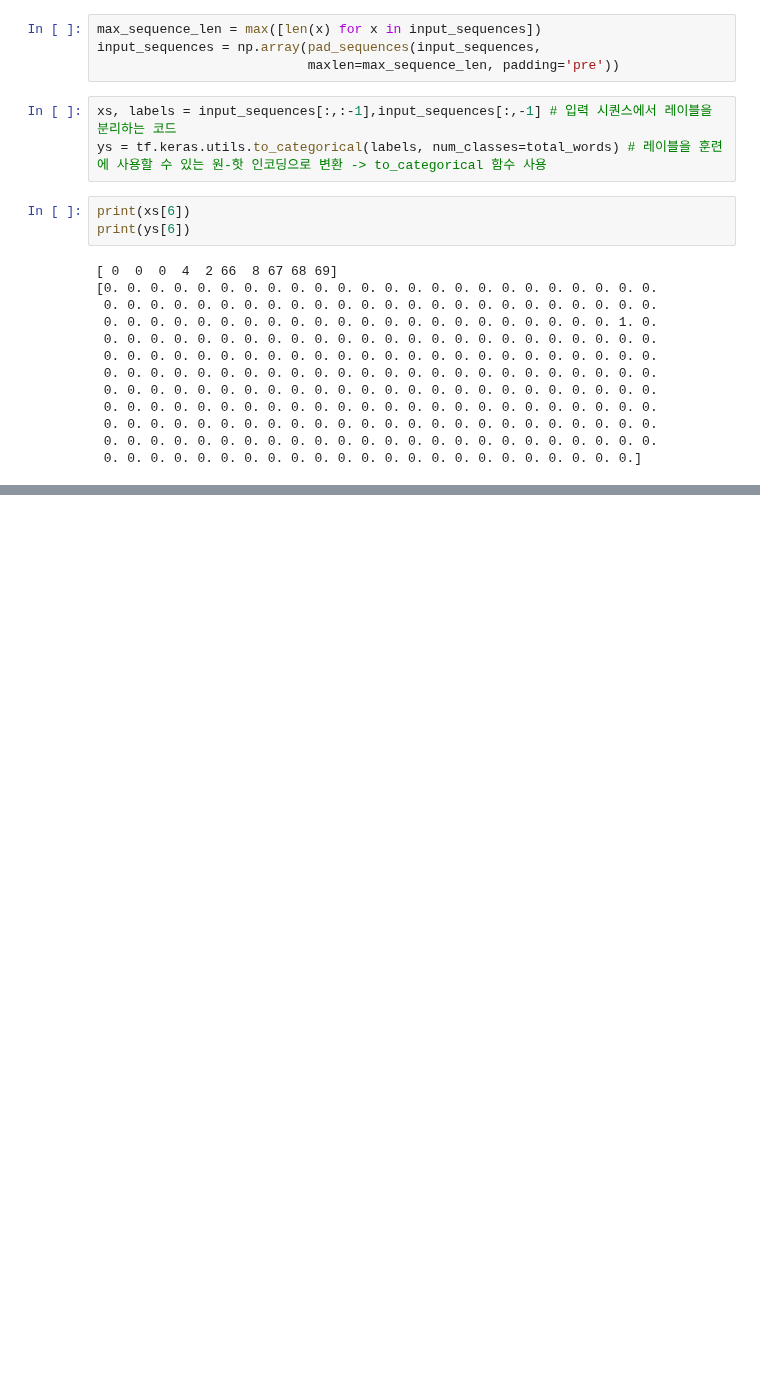
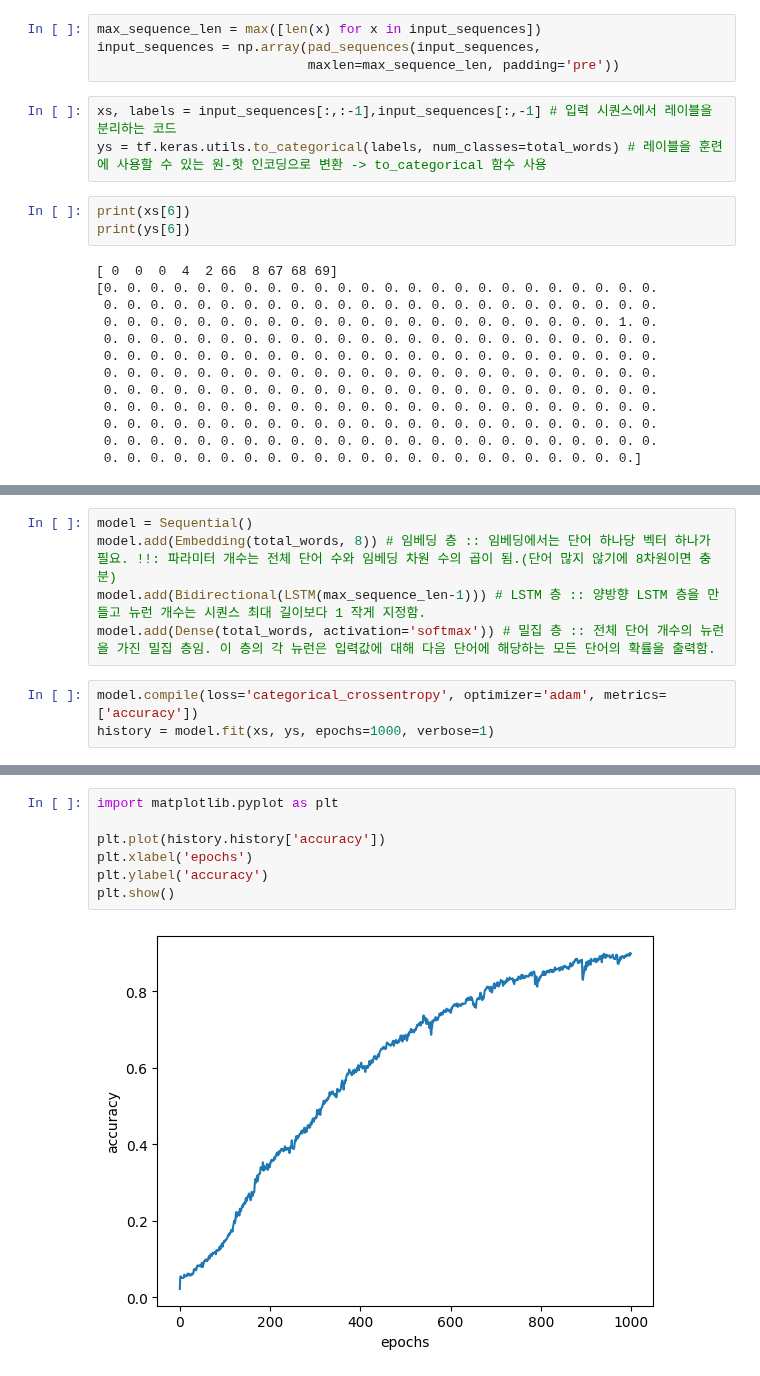
Before and after one commit to Gugo-le/school_record_, a Jupyter notebook: text_generation.ipynb, the cells around one changed output, grey strips where cells are left out. Cells and saved outputs as stored; diff of their text form; blank space fills up the shorter version.

```diff
--- a/text_generation.ipynb
+++ b/text_generation.ipynb
@@ -63,0 +66,8 @@ print(ys[6])
+# %%
+model = Sequential()
+model.add(Embedding(total_words, 8)) # 임베딩 층 :: 임베딩에서는 단어 하나당 벡터 하나가 필요. !!: 파라미터 개수는 전체 단어 수와 임베딩 차원 수의 곱이 됨.(단어 많지 않기에 8차원이면 충분)
+model.add(Bidirectional(LSTM(max_sequence_len-1))) # LSTM 층 :: 양방향 LSTM 층을 만들고 뉴런 개수는 시퀀스 최대 길이보다 1 작게 지정함.
+model.add(Dense(total_words, activation='softmax')) # 밀집 층 :: 전체 단어 개수의 뉴런을 가진 밀집 층임. 이 층의 각 뉴런은 입력값에 대해 다음 단어에 해당하는 모든 단어의 확률을 출력함.
+# %%
+model.compile(loss='categorical_crossentropy', optimizer='adam', metrics=['accuracy'])
+history = model.fit(xs, ys, epochs=1000, verbose=1)
@@ -63,0 +92,9 @@ print(ys[6])
+# %%
+import matplotlib.pyplot as plt
+
+plt.plot(history.history['accuracy'])
+plt.xlabel('epochs')
+plt.ylabel('accuracy')
+plt.show()
+# %% [output]
+[figure, added]
```
Also changed, not shown: parts of 3 cells of this notebook.
